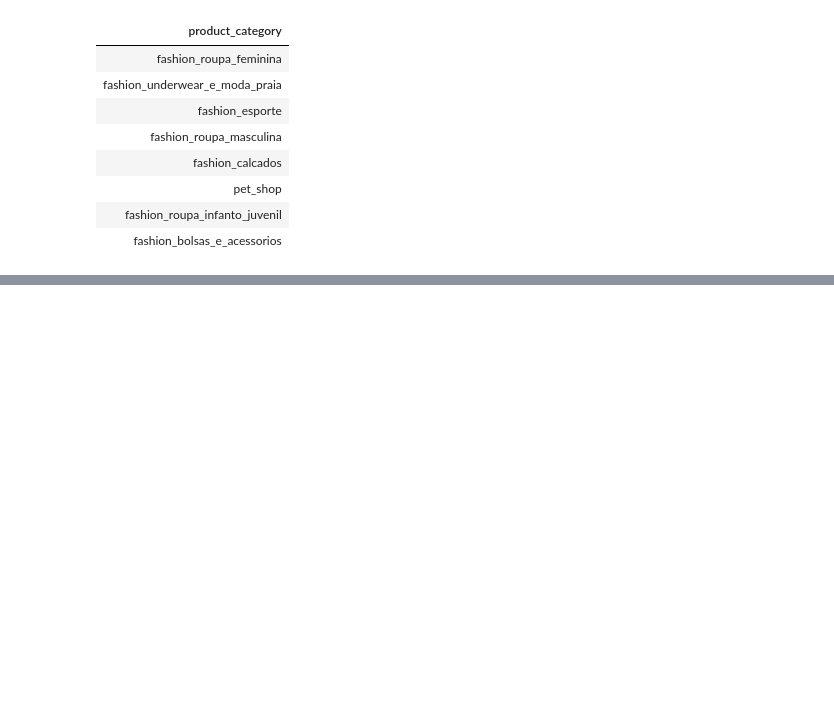
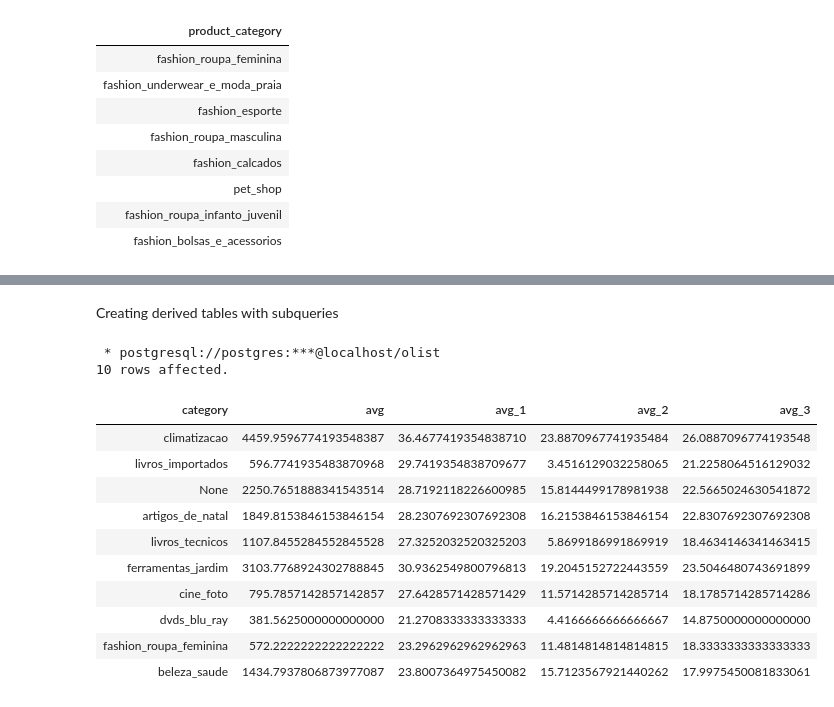
Before and after one commit to nabeel-io/olist_database_analysis, a Jupyter notebook: Untitled.ipynb, the cells around one changed output, grey strips where cells are left out. Drawn from its saved outputs; the diff is of its cells as text; code cells hidden in the pictures; blank space fills up the shorter version.

```diff
--- a/Untitled.ipynb
+++ b/Untitled.ipynb
@@ -166,0 +316,31 @@ ORDER BY product_length_cm DESC;
+# %% [markdown]
+Creating derived tables with subqueries
+# %%
+%%sql
+SELECT category,
+       avg(weight) ,
+       avg(length) ,
+       avg(height) ,
+       avg(width)
+FROM(SELECT product_category AS category,
+       product_weight_grams AS weight,
+       product_length_cm AS length,
+       product_height_cm AS height,
+       product_width_cm AS width
+       FROM products) AS dimensions
+GROUP BY category
+LIMIT 10
+# %% [output]
+ * postgresql://postgres:***@localhost/olist
+10 rows affected.
+| category | avg | avg_1 | avg_2 | avg_3 |
+| climatizacao | 4459.9596774193548387 | 36.4677419354838710 | 23.8870967741935484 | 26.0887096774193548 |
+| livros_importados | 596.7741935483870968 | 29.7419354838709677 | 3.4516129032258065 | 21.2258064516129032 |
+| None | 2250.7651888341543514 | 28.7192118226600985 | 15.8144499178981938 | 22.5665024630541872 |
+| artigos_de_natal | 1849.8153846153846154 | 28.2307692307692308 | 16.2153846153846154 | 22.8307692307692308 |
+| livros_tecnicos | 1107.8455284552845528 | 27.3252032520325203 | 5.8699186991869919 | 18.4634146341463415 |
+| ferramentas_jardim | 3103.7768924302788845 | 30.9362549800796813 | 19.2045152722443559 | 23.5046480743691899 |
+| cine_foto | 795.7857142857142857 | 27.6428571428571429 | 11.5714285714285714 | 18.1785714285714286 |
+| dvds_blu_ray | 381.5625000000000000 | 21.2708333333333333 | 4.4166666666666667 | 14.8750000000000000 |
+| fashion_roupa_feminina | 572.2222222222222222 | 23.2962962962962963 | 11.4814814814814815 | 18.3333333333333333 |
+| beleza_saude | 1434.7937806873977087 | 23.8007364975450082 | 15.7123567921440262 | 17.9975450081833061 |
```
Also changed, not shown: parts of 10 cells of this notebook.
